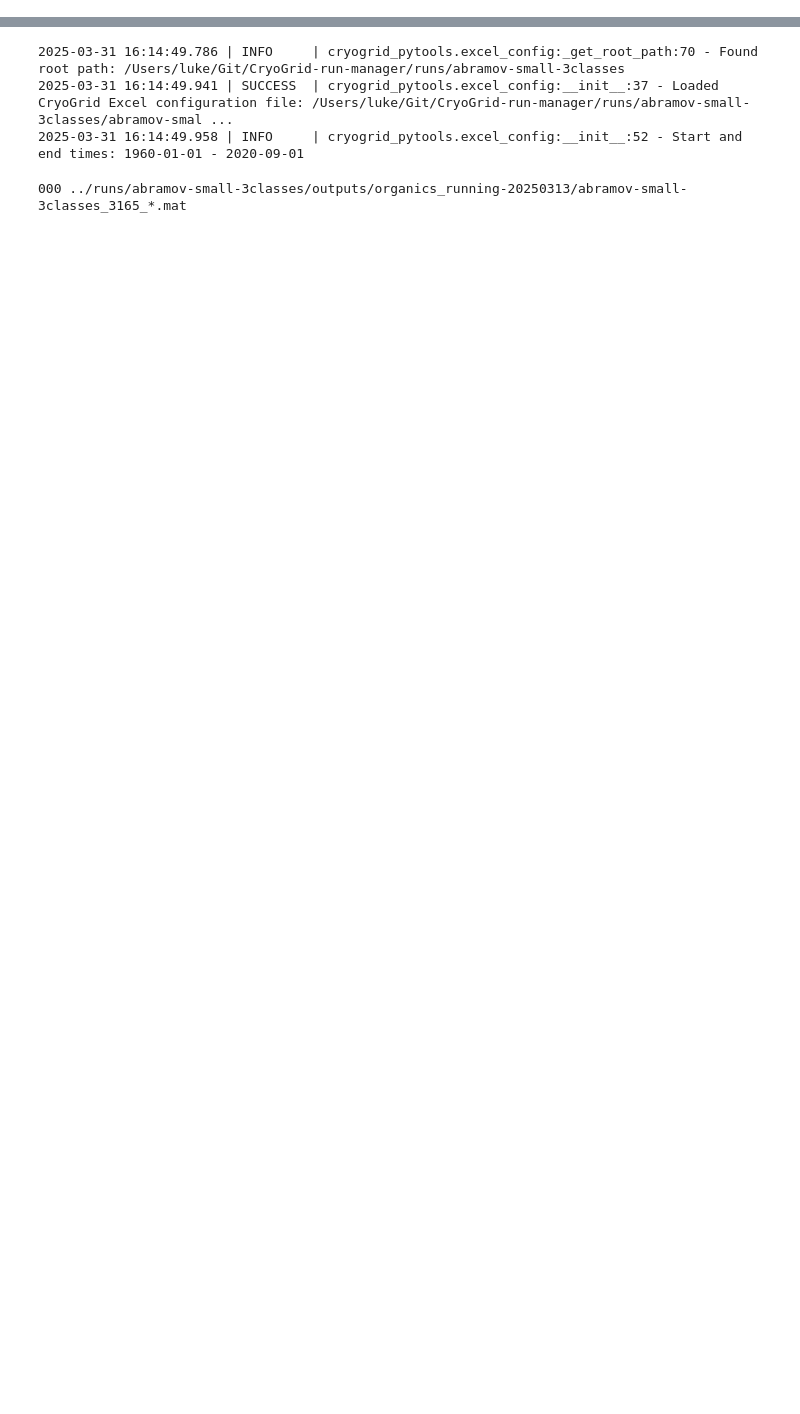
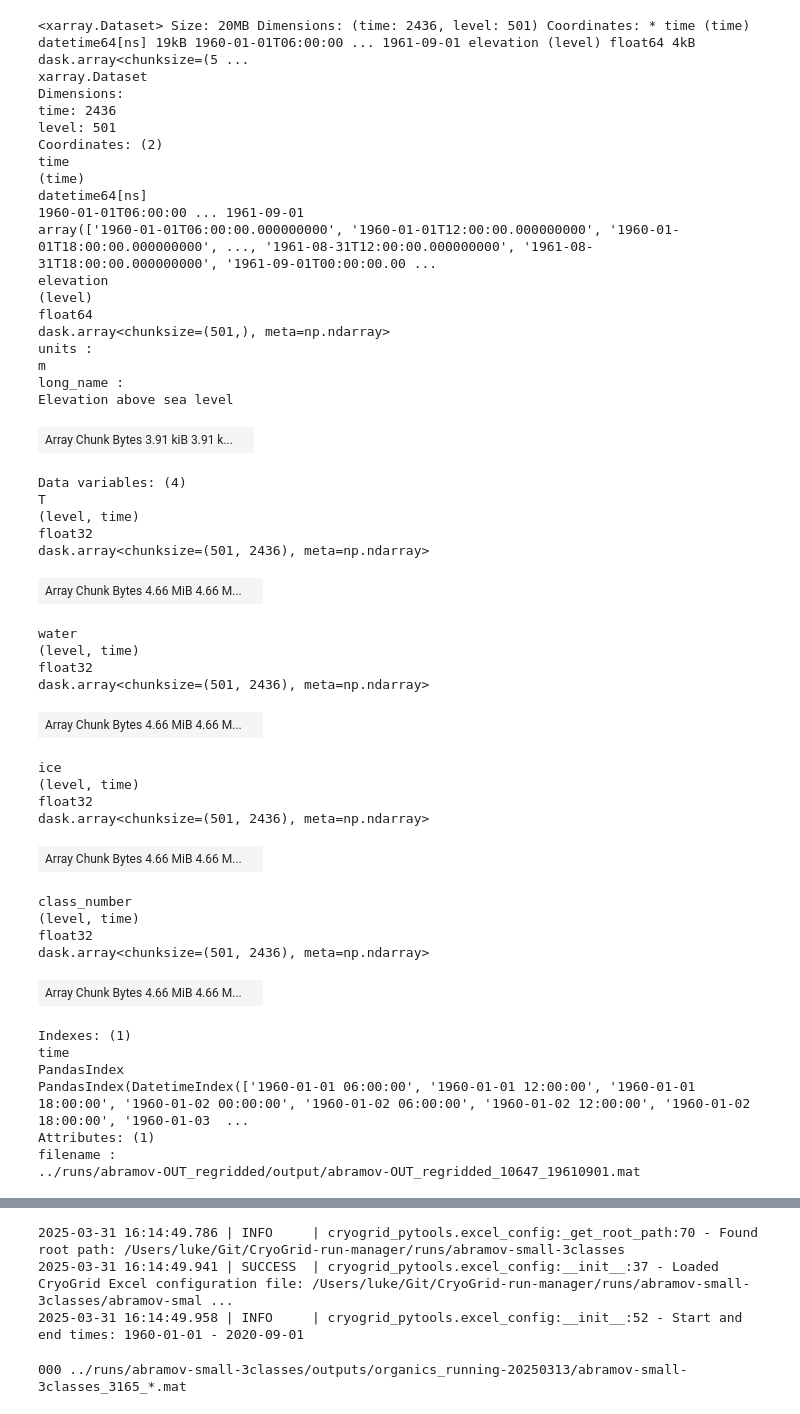
Before and after one commit to lukegre/CryoGrid-run-manager, a Jupyter notebook: notebooks/create_new_spatial_run.ipynb, the cells around one changed output, grey strips where cells are left out. Cells and saved outputs as stored; diff of their text form; code cells hidden in the pictures; blank space fills up the shorter version.

```diff
--- a/notebooks/create_new_spatial_run.ipynb
+++ b/notebooks/create_new_spatial_run.ipynb
@@ -13,3 +13,54 @@ import rioxarray as rxr
 
 import cryogrid_pytools as cg_pt
 import cryogrid_run_manager as cg_rm
+# %%
+cg_pt.read_OUT_regridded_file('../runs/abramov-OUT_regridded/output/abramov-OUT_regridded_10647_19610901.mat')
+# %% [output]
+<xarray.Dataset> Size: 20MB Dimensions: (time: 2436, level: 501) Coordinates: * time (time) datetime64[ns] 19kB 1960-01-01T06:00:00 ... 1961-09-01 elevation (level) float64 4kB dask.array<chunksize=(5 ...
+xarray.Dataset
+Dimensions:
+time: 2436
+level: 501
+Coordinates: (2)
+time
+(time)
+datetime64[ns]
+1960-01-01T06:00:00 ... 1961-09-01
+array(['1960-01-01T06:00:00.000000000', '1960-01-01T12:00:00.000000000', '1960-01-01T18:00:00.000000000', ..., '1961-08-31T12:00:00.000000000', '1961-08-31T18:00:00.000000000', '1961-09-01T00:00:00.00 ...
+elevation
+(level)
+float64
+dask.array<chunksize=(501,), meta=np.ndarray>
+units :
+m
+long_name :
+Elevation above sea level
+| Array Chunk Bytes 3.91 kiB 3.91 k... |  |
+Data variables: (4)
+T
+(level, time)
+float32
+dask.array<chunksize=(501, 2436), meta=np.ndarray>
+| Array Chunk Bytes 4.66 MiB 4.66 M... |  |
+water
+(level, time)
+float32
+dask.array<chunksize=(501, 2436), meta=np.ndarray>
+| Array Chunk Bytes 4.66 MiB 4.66 M... |  |
+ice
+(level, time)
+float32
+dask.array<chunksize=(501, 2436), meta=np.ndarray>
+| Array Chunk Bytes 4.66 MiB 4.66 M... |  |
+class_number
+(level, time)
+float32
+dask.array<chunksize=(501, 2436), meta=np.ndarray>
+| Array Chunk Bytes 4.66 MiB 4.66 M... |  |
+Indexes: (1)
+time
+PandasIndex
+PandasIndex(DatetimeIndex(['1960-01-01 06:00:00', '1960-01-01 12:00:00', '1960-01-01 18:00:00', '1960-01-02 00:00:00', '1960-01-02 06:00:00', '1960-01-02 12:00:00', '1960-01-02 18:00:00', '1960-01-03  ...
+Attributes: (1)
+filename :
+../runs/abramov-OUT_regridded/output/abramov-OUT_regridded_10647_19610901.mat
```
Also changed, not shown: parts of 5 cells of this notebook, 7 other files.
